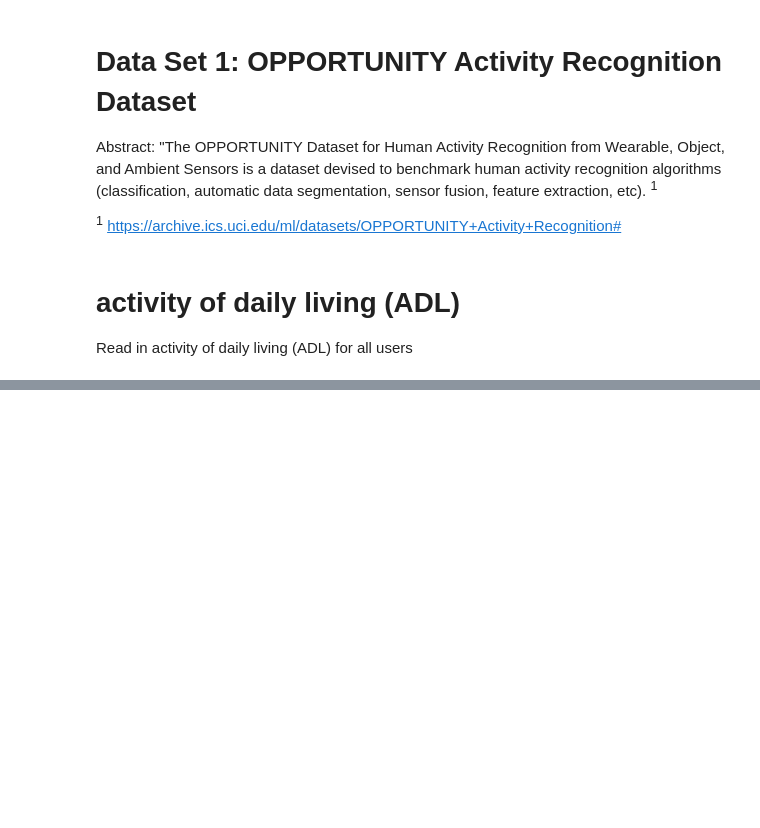
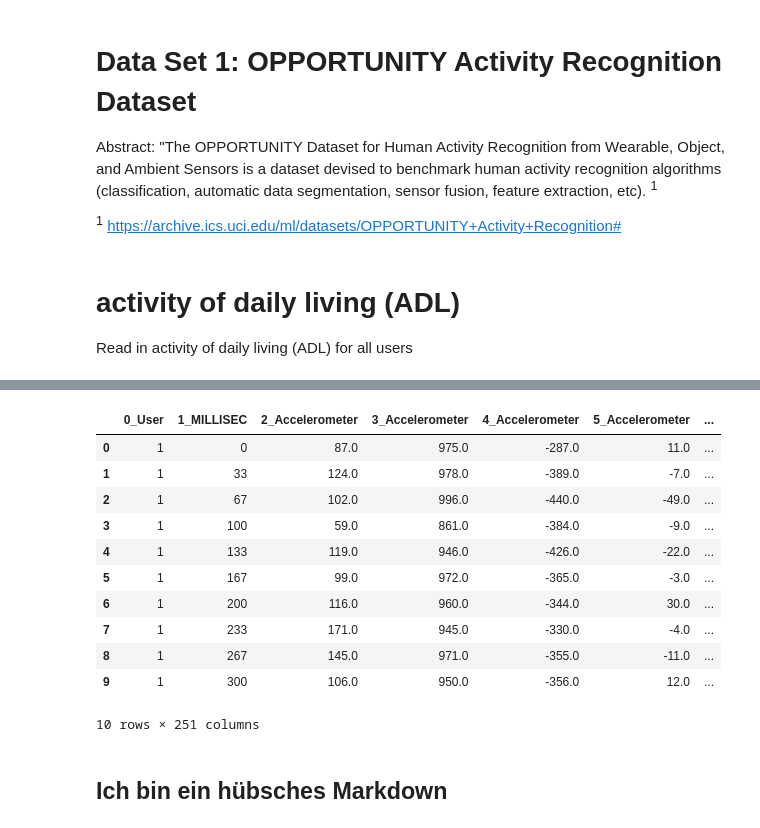
Before and after one commit to zietho/machine-learning, a Jupyter notebook: Machine_Learning_00.ipynb, the cells around one changed output, grey strips where cells are left out. Drawn from its saved outputs; the diff is of its cells as text; code cells hidden in the pictures; blank space fills up the shorter version.

```diff
--- a/Machine_Learning_00.ipynb
+++ b/Machine_Learning_00.ipynb
@@ -242,2 +297,17 @@ df_opportunity_adl.columns = col_names
 # %%
-df_adl.head(10)
+df_opportunity_adl.head(10)
+# %% [output]
+|  | 0_User | 1_MILLISEC | 2_Accelerometer | 3_Accelerometer | 4_Accelerometer | 5_Accelerometer | ... |
+| 0 | 1 | 0 | 87.0 | 975.0 | -287.0 | 11.0 | ... |
+| 1 | 1 | 33 | 124.0 | 978.0 | -389.0 | -7.0 | ... |
+| 2 | 1 | 67 | 102.0 | 996.0 | -440.0 | -49.0 | ... |
+| 3 | 1 | 100 | 59.0 | 861.0 | -384.0 | -9.0 | ... |
+| 4 | 1 | 133 | 119.0 | 946.0 | -426.0 | -22.0 | ... |
+| 5 | 1 | 167 | 99.0 | 972.0 | -365.0 | -3.0 | ... |
+| 6 | 1 | 200 | 116.0 | 960.0 | -344.0 | 30.0 | ... |
+| 7 | 1 | 233 | 171.0 | 945.0 | -330.0 | -4.0 | ... |
+| 8 | 1 | 267 | 145.0 | 971.0 | -355.0 | -11.0 | ... |
+| 9 | 1 | 300 | 106.0 | 950.0 | -356.0 | 12.0 | ... |
+10 rows × 251 columns
+# %% [markdown]
+## Ich bin ein hübsches Markdown
```
Also changed, not shown: parts of 22 cells of this notebook, 2 other files.
